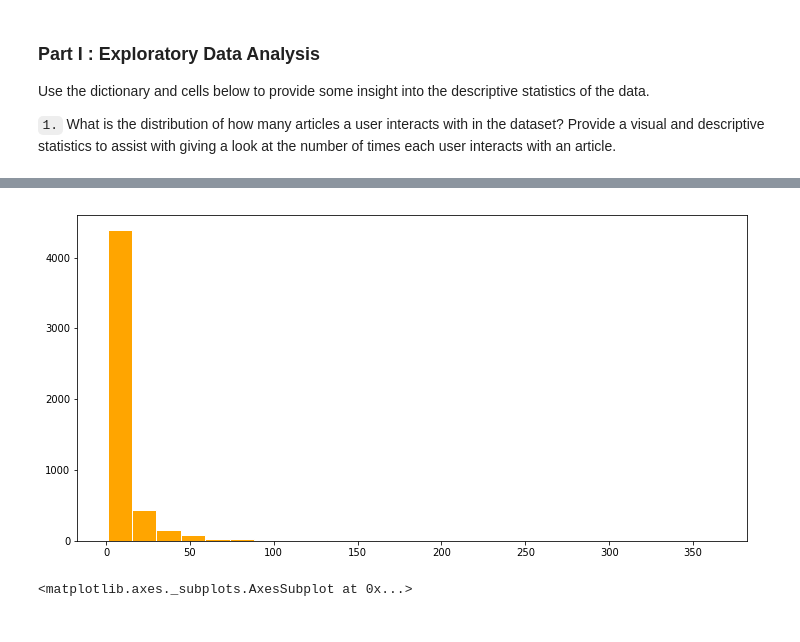
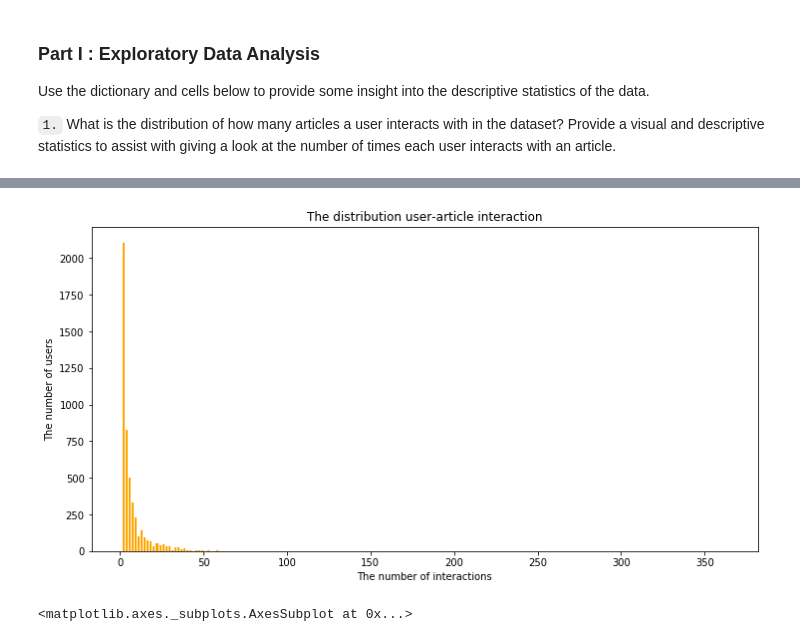
Before and after one commit to amosvoron/udacity, a Jupyter notebook: Recommendations_with_IBM.ipynb, the cells around one changed output, grey strips where cells are left out. Drawn from its saved outputs; the diff is of its cells as text; code cells hidden in the pictures.

```diff
--- a/Recommendations_with_IBM.ipynb
+++ b/Recommendations_with_IBM.ipynb
@@ -113,0 +81,3 @@ for x in ax:
+# %%
+# Prepare distribution data
+dist = df['email'].value_counts()
@@ -113,0 +93,5 @@ for x in ax:
+# %%
+# Prepare boxplot data
+data = dist.reset_index()
+data.columns = ['email', 'count']
+data.head()
@@ -114,7 +105,10 @@ for x in ax:
 # %%
 plt.figure(figsize = (12,6))
-plt.hist(df_agg['count'], facecolor='orange', edgecolor='white', bins=25)
+plt.hist(data['count'], facecolor='orange', edgecolor='white', bins=200)
+plt.title('The distribution user-article interaction')
+plt.xlabel('The number of interactions')
+plt.ylabel('The number of users')
 plt.show()
 # %% [output]
-[figure, old version]
+[figure, new version]
 # %%
```
Also changed, not shown: parts of 29 cells of this notebook.
